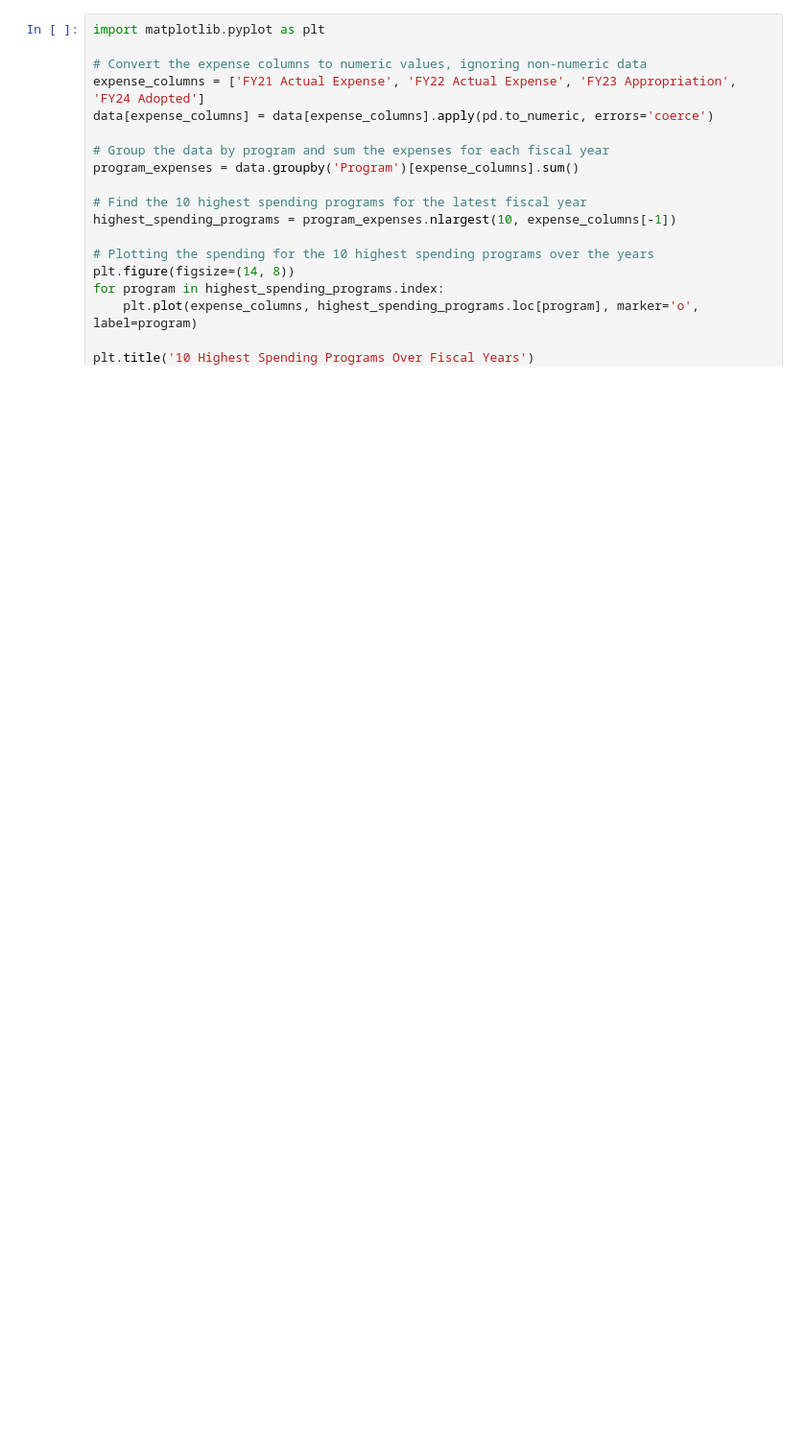
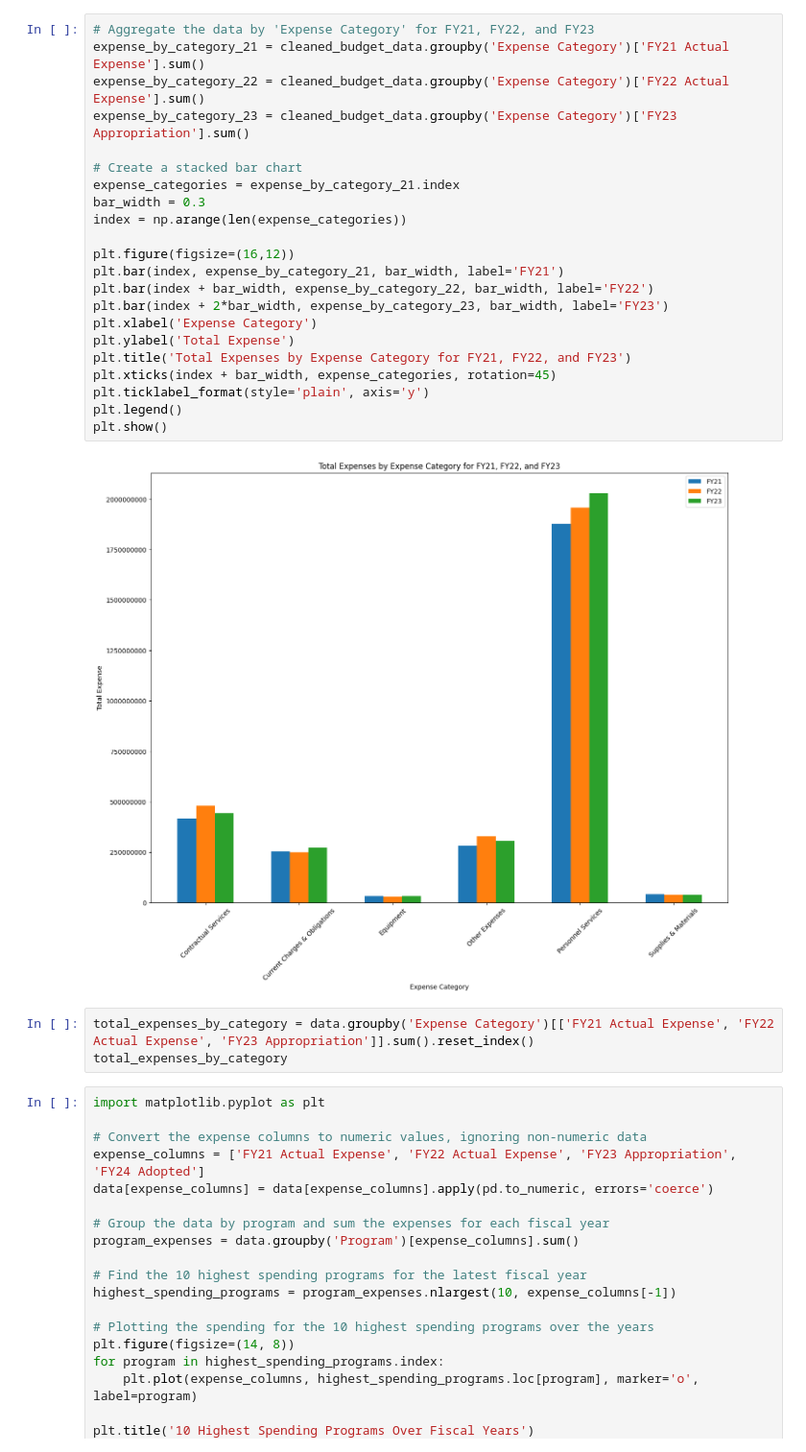
Before and after one commit to BU-Spark/ds-boston-city-budget, a Jupyter notebook: fa23-team-a/visual.ipynb, the cells around one changed output. Shown at 96% size. Saved outputs shown, nothing was run; the diff lists cells and outputs as text; blank space fills up the shorter version.

```diff
--- a/fa23-team-a/visual.ipynb
+++ b/fa23-team-a/visual.ipynb
@@ -30,3 +133,30 @@ plt.show()
+# %%
+# Aggregate the data by 'Expense Category' for FY21, FY22, and FY23
+expense_by_category_21 = cleaned_budget_data.groupby('Expense Category')['FY21 Actual Expense'].sum()
+expense_by_category_22 = cleaned_budget_data.groupby('Expense Category')['FY22 Actual Expense'].sum()
+expense_by_category_23 = cleaned_budget_data.groupby('Expense Category')['FY23 Appropriation'].sum()
+
+# Create a stacked bar chart
+expense_categories = expense_by_category_21.index
+bar_width = 0.3
+index = np.arange(len(expense_categories))
+
+plt.figure(figsize=(16,12))
+plt.bar(index, expense_by_category_21, bar_width, label='FY21')
+plt.bar(index + bar_width, expense_by_category_22, bar_width, label='FY22')
+plt.bar(index + 2*bar_width, expense_by_category_23, bar_width, label='FY23')
+plt.xlabel('Expense Category')
+plt.ylabel('Total Expense')
+plt.title('Total Expenses by Expense Category for FY21, FY22, and FY23')
+plt.xticks(index + bar_width, expense_categories, rotation=45)
+plt.ticklabel_format(style='plain', axis='y')
+plt.legend()
+plt.show()
+# %% [output]
+[figure, added]
+# %%
+total_expenses_by_category = data.groupby('Expense Category')[['FY21 Actual Expense', 'FY22 Actual Expense', 'FY23 Appropriation']].sum().reset_index()
+total_expenses_by_category
 # %%
 import matplotlib.pyplot as plt
 
```
Also changed, not shown: parts of 5 cells of this notebook.
